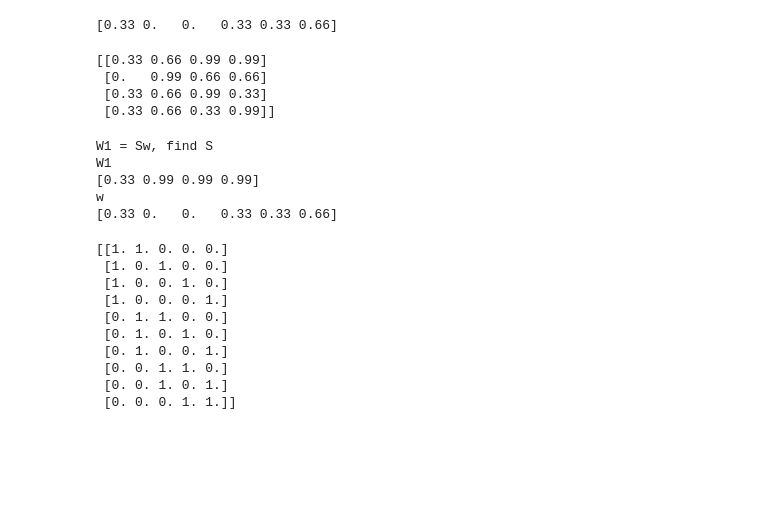
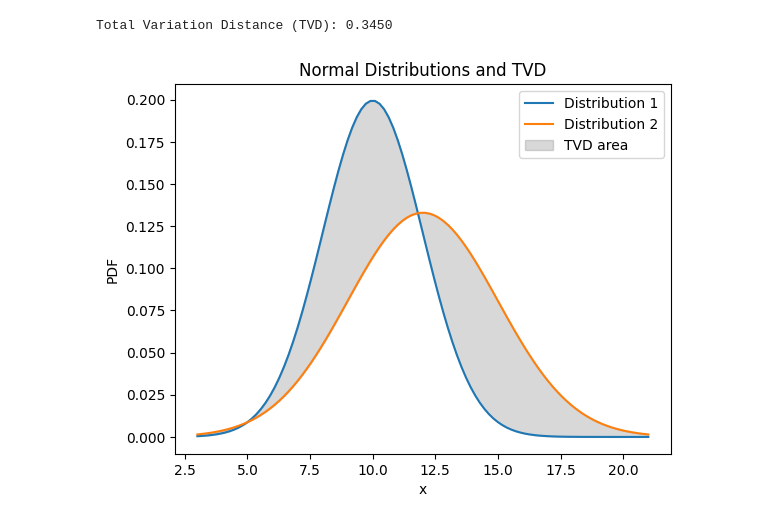
Before and after one commit to mokotturu/mamab-jit, a Jupyter notebook: random_experiments.ipynb, the cells around one changed output. Cells and saved outputs as stored; diff of their text form; code cells hidden in the pictures; blank space fills up the shorter version.

```diff
--- a/random_experiments.ipynb
+++ b/random_experiments.ipynb
@@ -20,47 +11,33 @@ W = np.array([
-# %%
-iu = np.triu_indices(W.shape[0], 1)
-print(W[iu])
-# %% [output]
-[0.33 0.   0.   0.33 0.33 0.66]
-# %%
-L = W @ np.ones(W.shape[0]) - W
-print(L)
-# %% [output]
-[[0.33 0.66 0.99 0.99]
- [0.   0.99 0.66 0.66]
- [0.33 0.66 0.99 0.33]
- [0.33 0.66 0.33 0.99]]
-# %%
-print('W1 = Sw, find S')
-
-print('W1')
-print(W @ np.ones(W.shape[0]))
-print('w')
-w = W[iu]
-print(w)
-# %% [output]
-W1 = Sw, find S
-W1
-[0.33 0.99 0.99 0.99]
-w
-[0.33 0.   0.   0.33 0.33 0.66]
-# %%
-def calculate_S(n):
-	upper_triangular_indices = np.triu_indices(n, k=1)
-	S = np.zeros((n, len(upper_triangular_indices[0])))
-	S[upper_triangular_indices[0], range(len(upper_triangular_indices[0]))] = 1
-	S[upper_triangular_indices[1], range(len(upper_triangular_indices[0]))] = 1
-	return S
-
-print(calculate_S(5))
-# %% [output]
-[[1. 1. 0. 0. 0.]
- [1. 0. 1. 0. 0.]
- [1. 0. 0. 1. 0.]
- [1. 0. 0. 0. 1.]
- [0. 1. 1. 0. 0.]
- [0. 1. 0. 1. 0.]
- [0. 1. 0. 0. 1.]
- [0. 0. 1. 1. 0.]
- [0. 0. 1. 0. 1.]
- [0. 0. 0. 1. 1.]]
+# %%
+import numpy as np
+import scipy.stats as stats
+import matplotlib.pyplot as plt
+
+# Parameters for the two normal distributions
+mu1, sigma1 = 10, 2
+mu2, sigma2 = 12, 3
+
+# Create an array of x values
+x = np.linspace(min(mu1 - 3 * sigma1, mu2 - 3 * sigma2), max(mu1 + 3 * sigma1, mu2 + 3 * sigma2), 100)
+
+# Calculate the PDFs for both distributions
+pdf1 = stats.norm.pdf(x, mu1, sigma1)
+pdf2 = stats.norm.pdf(x, mu2, sigma2)
+
+# Calculate the TVD
+tvd = 0.5 * np.trapz(np.abs(pdf1 - pdf2), x)
+
+print(f"Total Variation Distance (TVD): {tvd:.4f}")
+
+# Plot the PDFs
+plt.plot(x, pdf1, label="Distribution 1")
+plt.plot(x, pdf2, label="Distribution 2")
+plt.fill_between(x, pdf1, pdf2, color="gray", alpha=0.3, label="TVD area")
+plt.xlabel("x")
+plt.ylabel("PDF")
+plt.title("Normal Distributions and TVD")
+plt.legend()
+plt.show()
+# %% [output]
+Total Variation Distance (TVD): 0.3450
+[figure, added]
```
Also changed, not shown: parts of 2 cells of this notebook, 8 other files.
